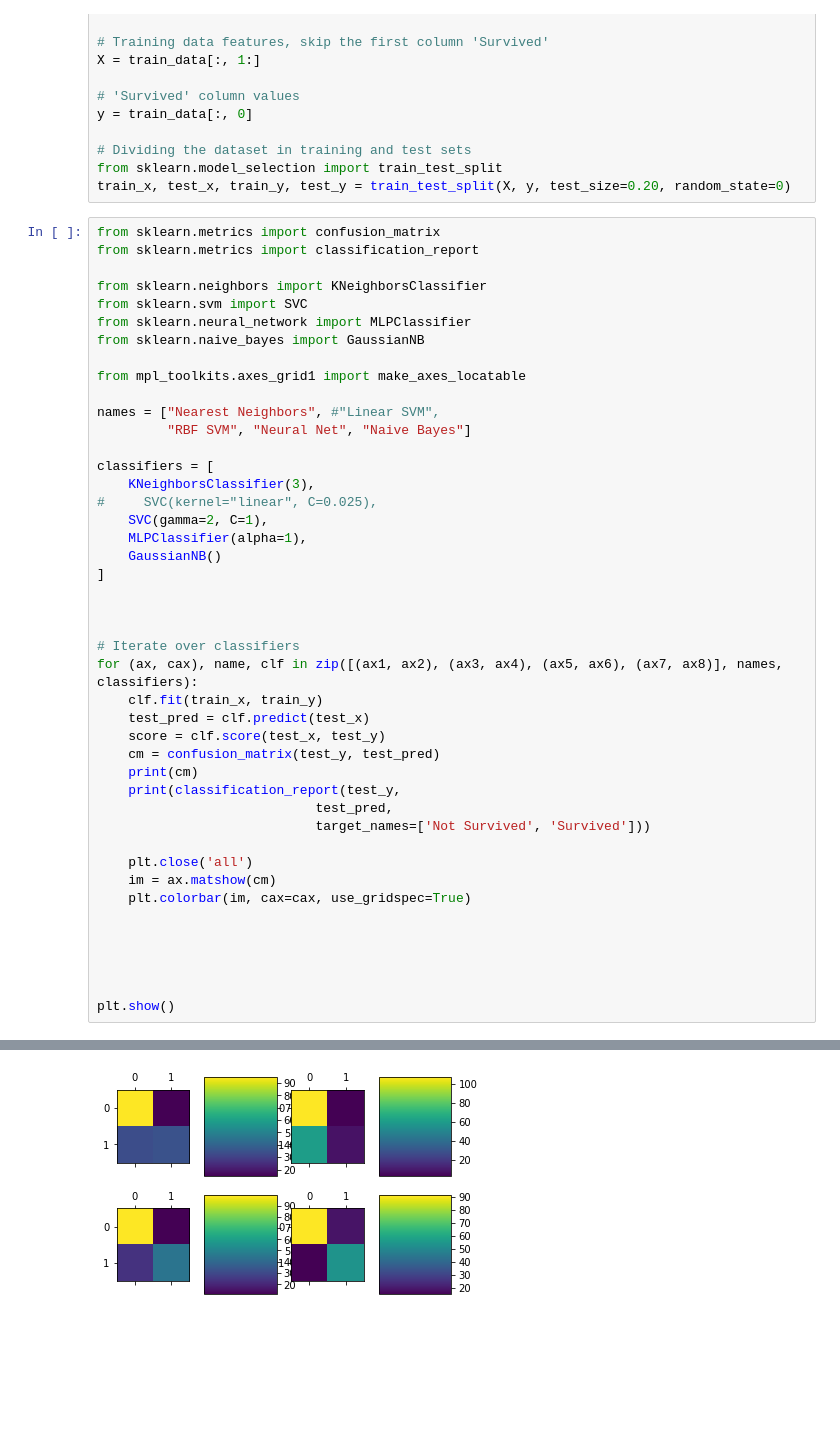
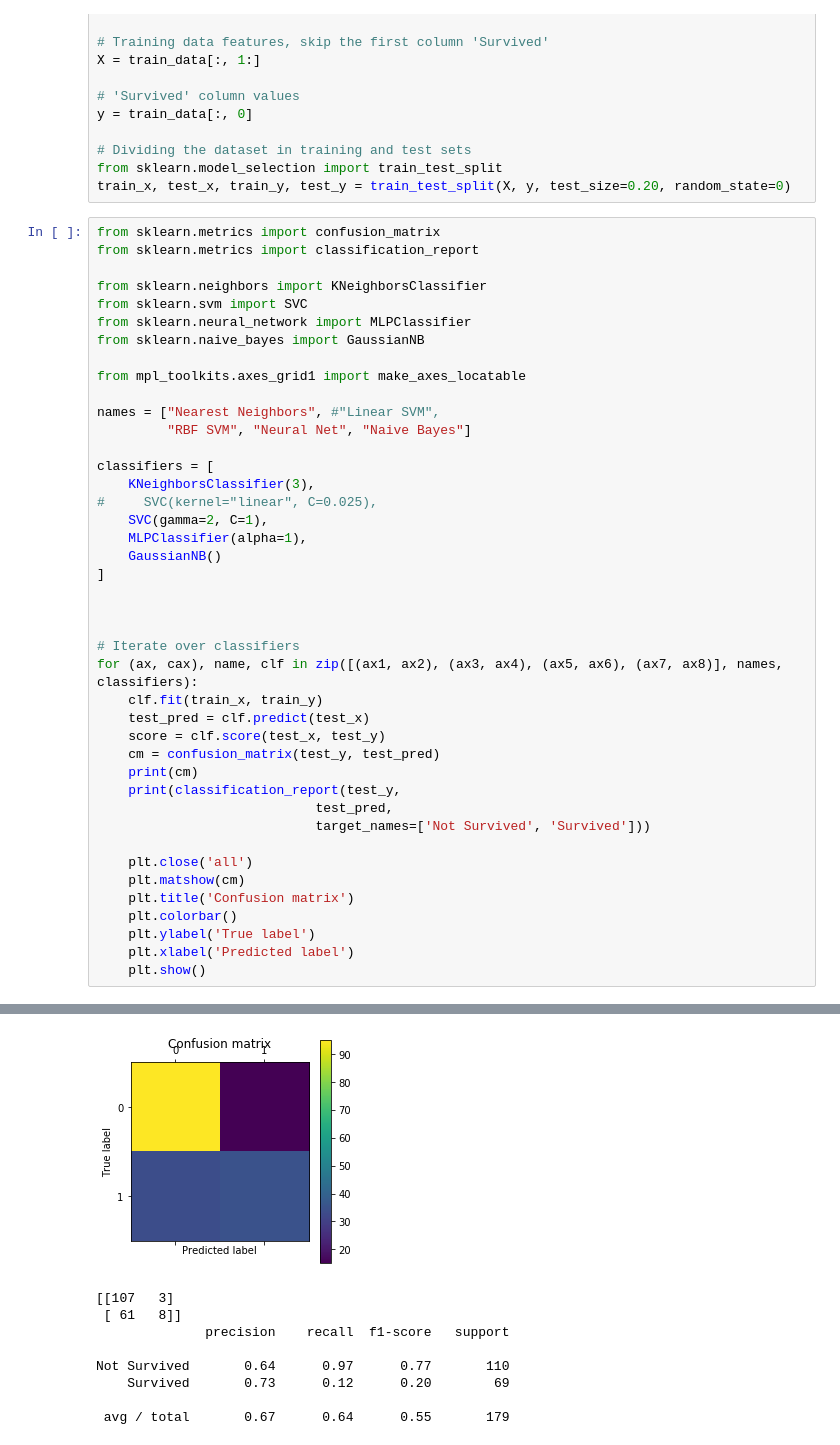
Before and after one commit to vslovik/dm, a Jupyter notebook: classification/Classification.ipynb, the cells around one changed output, grey strips where cells are left out. Saved outputs shown, nothing was run; the diff lists cells and outputs as text; blank space fills up the shorter version.

```diff
--- a/classification/Classification.ipynb
+++ b/classification/Classification.ipynb
@@ -122,14 +122,12 @@ for (ax, cax), name, clf in zip([(ax1, ax2), (ax3, ax4), (ax5, ax6), (ax7, ax8)]
                             target_names=['Not Survived', 'Survived']))
 
     plt.close('all')
-    im = ax.matshow(cm)
-    plt.colorbar(im, cax=cax, use_gridspec=True)
-
-
-
-
-
-plt.show()
+    plt.matshow(cm)
+    plt.title('Confusion matrix')
+    plt.colorbar()
+    plt.ylabel('True label')
+    plt.xlabel('Predicted label')
+    plt.show()
 # %% [output]
 [[95 15]
  [34 35]]
@@ -151 +140,9 @@ Not Survived       0.86      0.83      0.84       110
-[figure, old version]
+[figure, new version]
+[[107   3]
+ [ 61   8]]
+              precision    recall  f1-score   support
+
+Not Survived       0.64      0.97      0.77       110
+    Survived       0.73      0.12      0.20        69
+
+ avg / total       0.67      0.64      0.55       179
```
Also changed, not shown: parts of 2 cells of this notebook.
